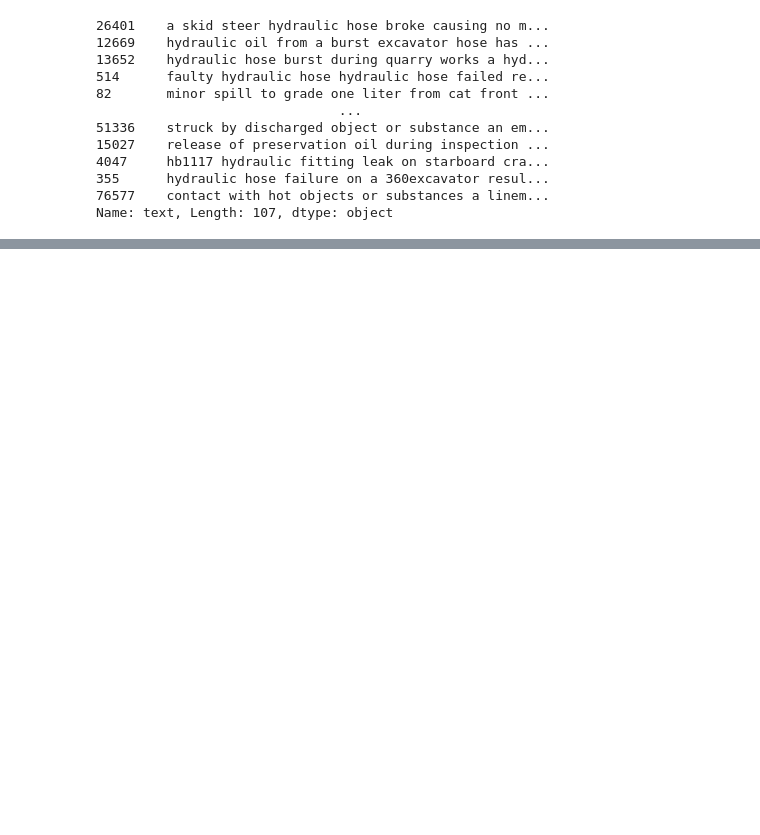
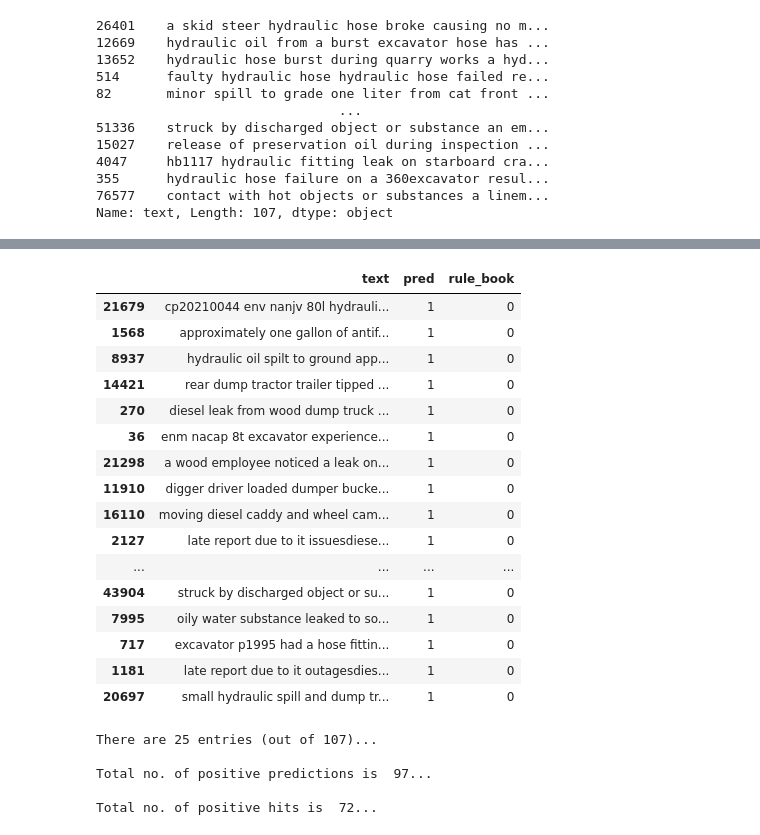
Before and after one commit to 3minuterecord/safety_report_topic_classification, a Jupyter notebook: 09_topic_classification/safety_BiLSTM_trDA.ipynb, the cells around one changed output, grey strips where cells are left out. Cells and saved outputs as stored; diff of their text form; code cells hidden in the pictures; blank space fills up the shorter version.

```diff
--- a/09_topic_classification/safety_BiLSTM_trDA.ipynb
+++ b/09_topic_classification/safety_BiLSTM_trDA.ipynb
@@ -445,9 +457,37 @@ print('Check rule-book hit count: ', len(tmp[tmp['rule_book']==1]))
 # %%
 # Examine precision stats
 # Look at predicted positives that did not have a rule-book hit
 table = tmp[(tmp['pred']==1) & (tmp['rule_book']==0)]
+table.to_csv(f'10_performance/model_{focus}_bda_fps.csv')
 display(HTML(table.to_html()))
+total_pos_preds = len(tmp[(tmp['pred']==1)])
+total_pos_hits = len(tmp[(tmp['pred']==1) & (tmp['rule_book']==1)])
 print(f'\nThere are {len(table)} entries (out of {sum(y_test==1)})...')
+print(f'\nTotal no. of positive predictions is  {total_pos_preds}...')
+print(f'\nTotal no. of positive hits is  {total_pos_hits }...')
+# %% [output]
+|  | text | pred | rule_book |
+| 21679 | cp20210044 env nanjv 80l hydrauli... | 1 | 0 |
+| 1568 | approximately one gallon of antif... | 1 | 0 |
+| 8937 | hydraulic oil spilt to ground app... | 1 | 0 |
+| 14421 | rear dump tractor trailer tipped ... | 1 | 0 |
+| 270 | diesel leak from wood dump truck ... | 1 | 0 |
+| 36 | enm nacap 8t excavator experience... | 1 | 0 |
+| 21298 | a wood employee noticed a leak on... | 1 | 0 |
+| 11910 | digger driver loaded dumper bucke... | 1 | 0 |
+| 16110 | moving diesel caddy and wheel cam... | 1 | 0 |
+| 2127 | late report due to it issuesdiese... | 1 | 0 |
+| ... | ... | ... | ... |
+| 43904 | struck by discharged object or su... | 1 | 0 |
+| 7995 | oily water substance leaked to so... | 1 | 0 |
+| 717 | excavator p1995 had a hose fittin... | 1 | 0 |
+| 1181 | late report due to it outagesdies... | 1 | 0 |
+| 20697 | small hydraulic spill and dump tr... | 1 | 0 |
+There are 25 entries (out of 107)...
+
+Total no. of positive predictions is  97...
+
+Total no. of positive hits is  72...
 # %%
 # Take a look at predicted negatives that had a rule-book hit
 table = tmp[(tmp['pred']==0) & (tmp['rule_book']==1)]
```
Also changed, not shown: parts of 26 cells of this notebook, 4 other files.
